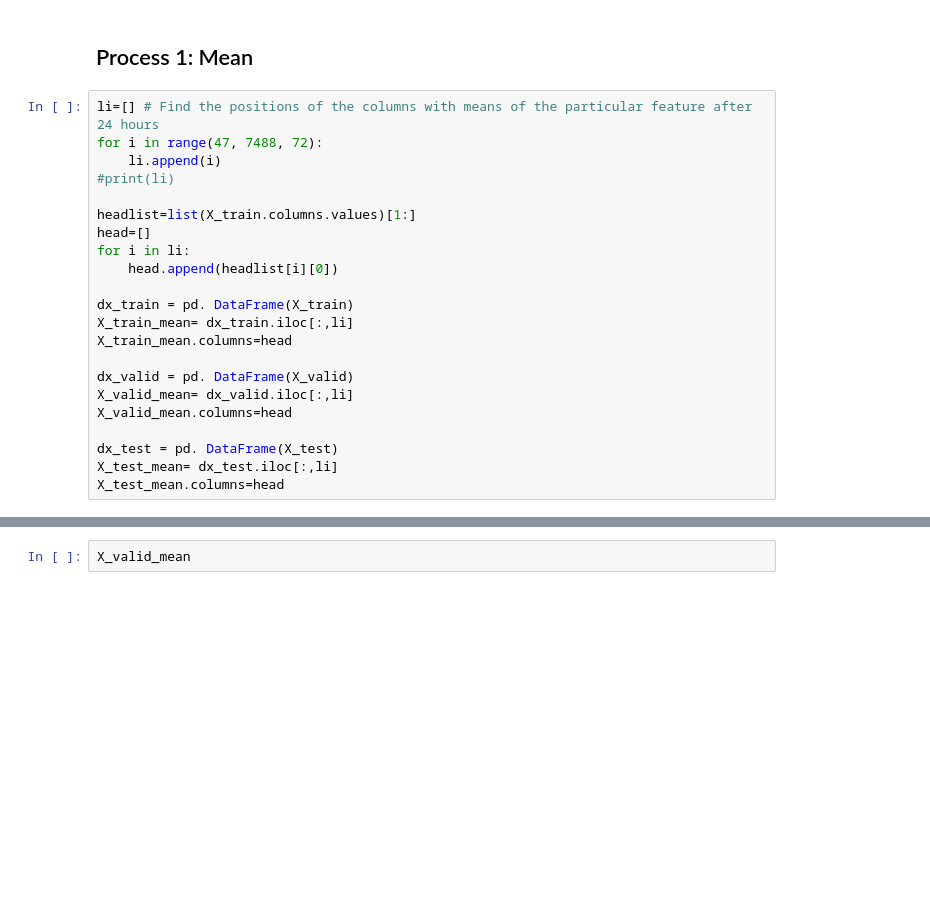
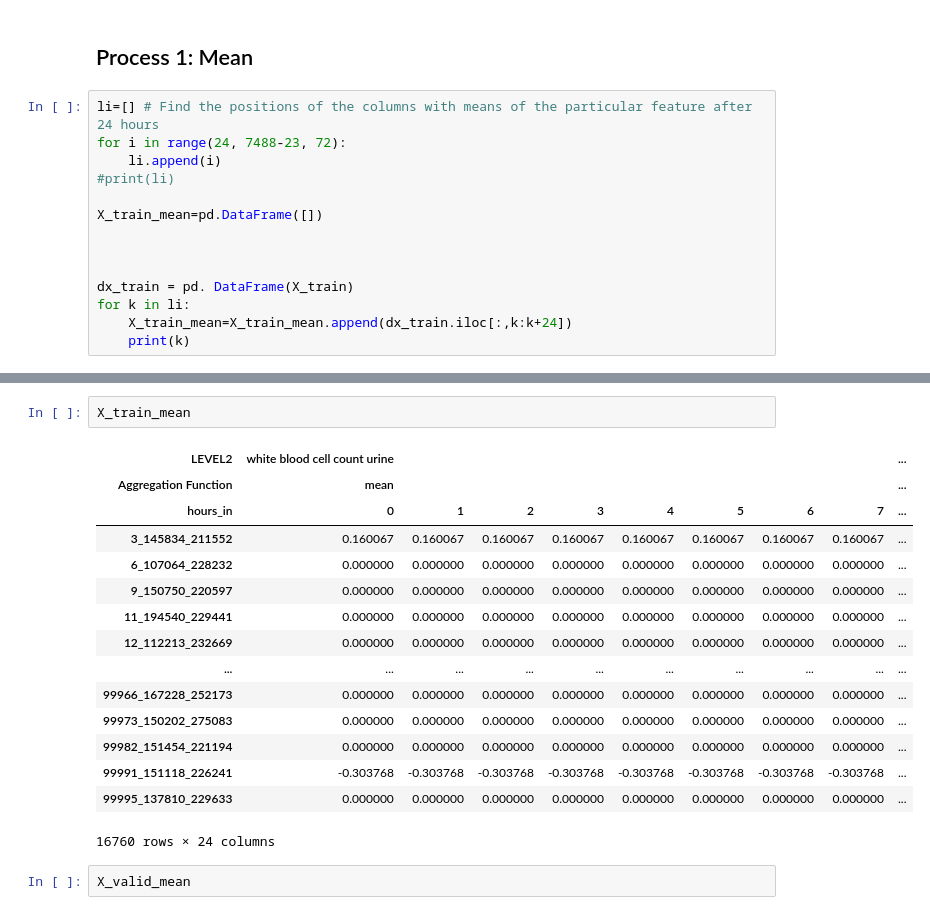
Before and after one commit to Justinfungi/Jebva-LOS-and-Mortality-Project-, a Jupyter notebook: Code/Data_preprocessing.ipynb, the cells around one changed output, grey strips where cells are left out. Cells and saved outputs as stored; diff of their text form; blank space fills up the shorter version.

```diff
--- a/Code/Data_preprocessing.ipynb
+++ b/Code/Data_preprocessing.ipynb
@@ -45,23 +45,15 @@ y_valid_t2_value=y_valid_t2["los_icu"]
 ## Process 1: Mean
 # %%
 li=[] # Find the positions of the columns with means of the particular feature after 24 hours
-for i in range(47, 7488, 72):
+for i in range(24, 7488-23, 72):
     li.append(i)
 #print(li)
 
-headlist=list(X_train.columns.values)[1:]
-head=[]
-for i in li:
-    head.append(headlist[i][0])
+X_train_mean=pd.DataFrame([])
+
+
 
 dx_train = pd. DataFrame(X_train)
-X_train_mean= dx_train.iloc[:,li]
-X_train_mean.columns=head
-
-dx_valid = pd. DataFrame(X_valid)
-X_valid_mean= dx_valid.iloc[:,li]
-X_valid_mean.columns=head
-
-dx_test = pd. DataFrame(X_test)
-X_test_mean= dx_test.iloc[:,li]
-X_test_mean.columns=head
+for k in li:
+    X_train_mean=X_train_mean.append(dx_train.iloc[:,k:k+24])
+    print(k)
@@ -68,3 +79,21 @@ X_test_mean.columns=head
+# %%
+X_train_mean
+# %% [output]
+| LEVEL2 | white blood cell count urine |  |  |  |  |  |  |  | ... |
+| Aggregation Function | mean |  |  |  |  |  |  |  | ... |
+| hours_in | 0 | 1 | 2 | 3 | 4 | 5 | 6 | 7 | ... |
+| 3_145834_211552 | 0.160067 | 0.160067 | 0.160067 | 0.160067 | 0.160067 | 0.160067 | 0.160067 | 0.160067 | ... |
+| 6_107064_228232 | 0.000000 | 0.000000 | 0.000000 | 0.000000 | 0.000000 | 0.000000 | 0.000000 | 0.000000 | ... |
+| 9_150750_220597 | 0.000000 | 0.000000 | 0.000000 | 0.000000 | 0.000000 | 0.000000 | 0.000000 | 0.000000 | ... |
+| 11_194540_229441 | 0.000000 | 0.000000 | 0.000000 | 0.000000 | 0.000000 | 0.000000 | 0.000000 | 0.000000 | ... |
+| 12_112213_232669 | 0.000000 | 0.000000 | 0.000000 | 0.000000 | 0.000000 | 0.000000 | 0.000000 | 0.000000 | ... |
+| ... | ... | ... | ... | ... | ... | ... | ... | ... | ... |
+| 99966_167228_252173 | 0.000000 | 0.000000 | 0.000000 | 0.000000 | 0.000000 | 0.000000 | 0.000000 | 0.000000 | ... |
+| 99973_150202_275083 | 0.000000 | 0.000000 | 0.000000 | 0.000000 | 0.000000 | 0.000000 | 0.000000 | 0.000000 | ... |
+| 99982_151454_221194 | 0.000000 | 0.000000 | 0.000000 | 0.000000 | 0.000000 | 0.000000 | 0.000000 | 0.000000 | ... |
+| 99991_151118_226241 | -0.303768 | -0.303768 | -0.303768 | -0.303768 | -0.303768 | -0.303768 | -0.303768 | -0.303768 | ... |
+| 99995_137810_229633 | 0.000000 | 0.000000 | 0.000000 | 0.000000 | 0.000000 | 0.000000 | 0.000000 | 0.000000 | ... |
+16760 rows × 24 columns
 # %%
 X_valid_mean
 # %% [output]
```
Also changed, not shown: parts of 1 cell of this notebook, 23 other files.
